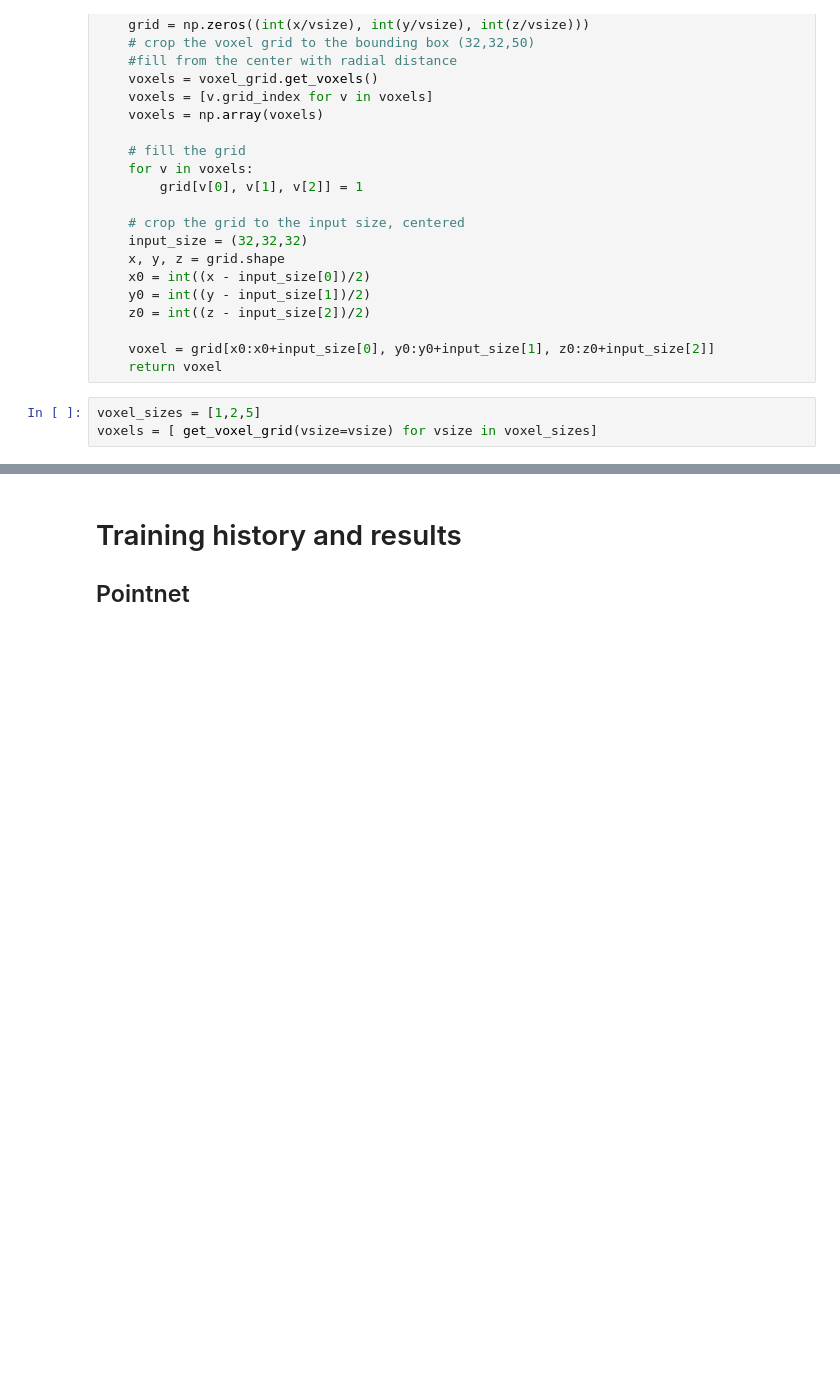
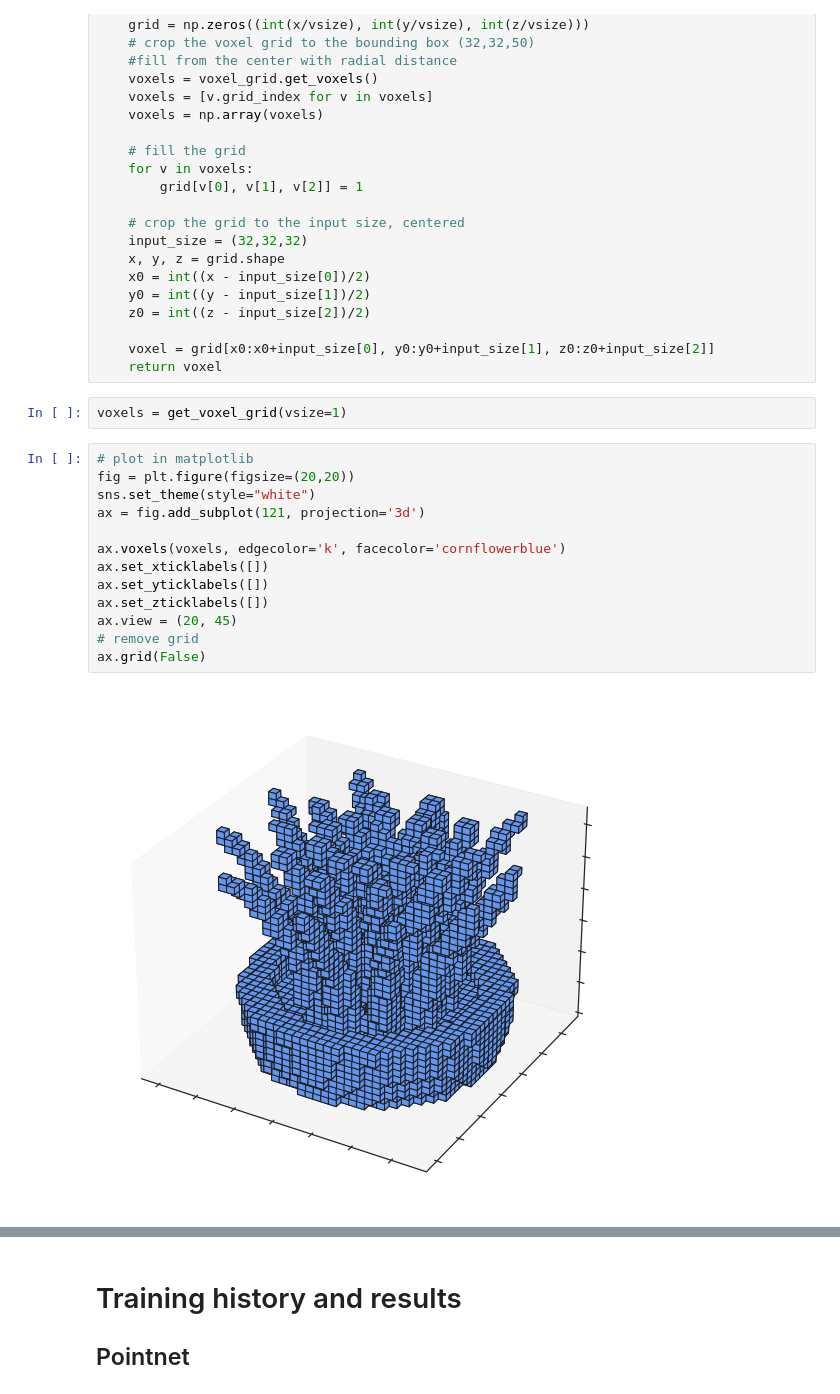
Before and after one commit to NicolaZomer/3D-Object-Classification, a Jupyter notebook: visualization.ipynb, the cells around one changed output, grey strips where cells are left out. Cells and saved outputs as stored; diff of their text form; blank space fills up the shorter version.

```diff
--- a/visualization.ipynb
+++ b/visualization.ipynb
@@ -128,6 +128,20 @@ def get_voxel_grid(path='dataset/ModelNet40/flower_pot/test/flower_pot_0152.off'
 
     voxel = grid[x0:x0+input_size[0], y0:y0+input_size[1], z0:z0+input_size[2]]
     return voxel
-# %%
-voxel_sizes = [1,2,5]
-voxels = [ get_voxel_grid(vsize=vsize) for vsize in voxel_sizes]
+# %%
+voxels = get_voxel_grid(vsize=1)
+# %%
+# plot in matplotlib
+fig = plt.figure(figsize=(20,20))
+sns.set_theme(style="white")
+ax = fig.add_subplot(121, projection='3d')
+
+ax.voxels(voxels, edgecolor='k', facecolor='cornflowerblue')
+ax.set_xticklabels([])
+ax.set_yticklabels([])
+ax.set_zticklabels([])
+ax.view = (20, 45)
+# remove grid
+ax.grid(False)
+# %% [output]
+[figure, added]
```
Also changed, not shown: parts of 2 cells of this notebook, 8 other files.
